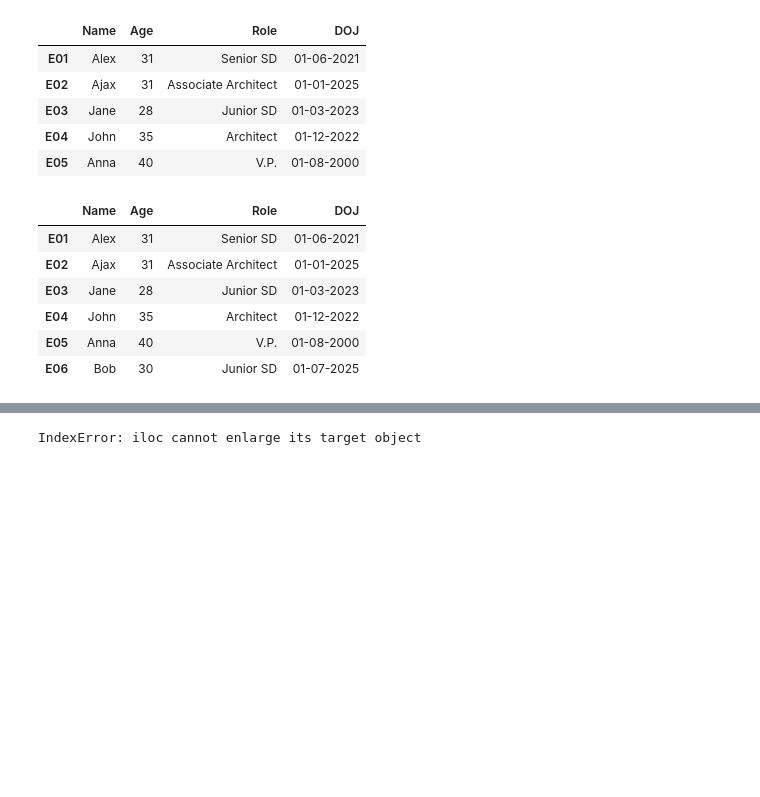
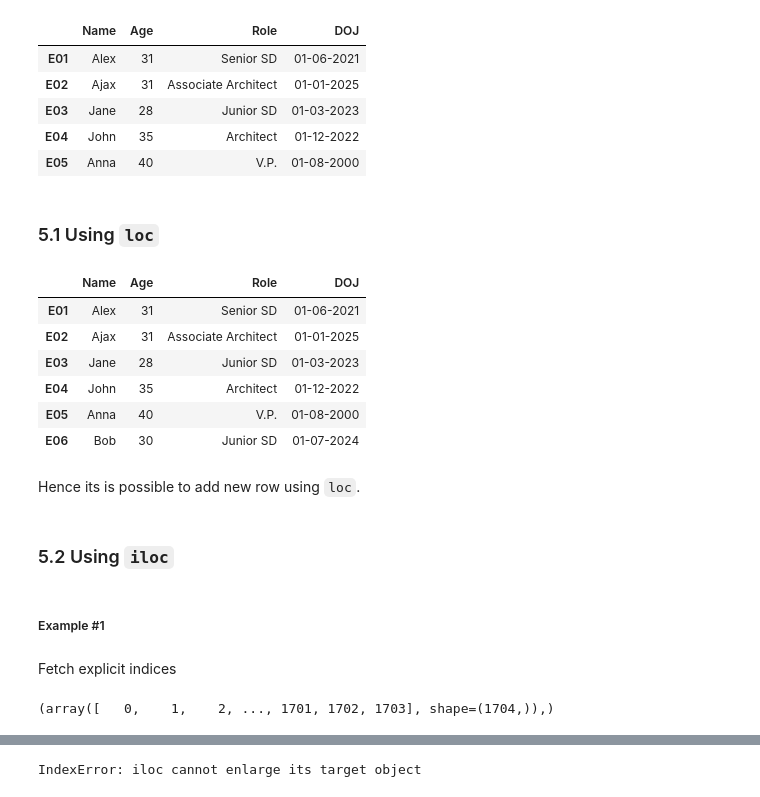
Before and after one commit to DheemanthBhat/python-data-science-libraries, a Jupyter notebook: 02_pandas/2_loc_and_iloc.ipynb, the cells around one changed output, grey strips where cells are left out. Drawn from its saved outputs; the diff is of its cells as text; code cells hidden in the pictures; blank space fills up the shorter version.

```diff
--- a/02_pandas/2_loc_and_iloc.ipynb
+++ b/02_pandas/2_loc_and_iloc.ipynb
@@ -337,14 +385,29 @@ emp_df
 | E03 | Jane | 28 | Junior SD | 01-03-2023 |
 | E04 | John | 35 | Architect | 01-12-2022 |
 | E05 | Anna | 40 | V.P. | 01-08-2000 |
+# %% [markdown]
+### 5.1 Using `loc`
 # %%
-emp_df.loc["E06"] = ["Bob", 30, "Junior SD", "01-07-2025"]
+emp_df.loc["E06"] = ["Bob", 30, "Junior SD", "01-07-2024"]
 emp_df
 # %% [output]
 |  | Name | Age | Role | DOJ |
 | E01 | Alex | 31 | Senior SD | 01-06-2021 |
 | E02 | Ajax | 31 | Associate Architect | 01-01-2025 |
 | E03 | Jane | 28 | Junior SD | 01-03-2023 |
 | E04 | John | 35 | Architect | 01-12-2022 |
 | E05 | Anna | 40 | V.P. | 01-08-2000 |
-| E06 | Bob | 30 | Junior SD | 01-07-2025 |
+| E06 | Bob | 30 | Junior SD | 01-07-2024 |
+# %% [markdown]
+Hence its is possible to add new row using `loc`.
+# %% [markdown]
+### 5.2 Using `iloc`
+# %% [markdown]
+##### Example #1
+# %% [markdown]
+Fetch explicit indices
+# %%
+# [mk_df.index.get_loc(exp_idx) for exp_idx in mk_df.index]
+np.where(mk_df.index.values)
+# %% [output]
+(array([   0,    1,    2, ..., 1701, 1702, 1703], shape=(1704,)),)
```
Also changed, not shown: parts of 61 cells of this notebook, 2 other files.
